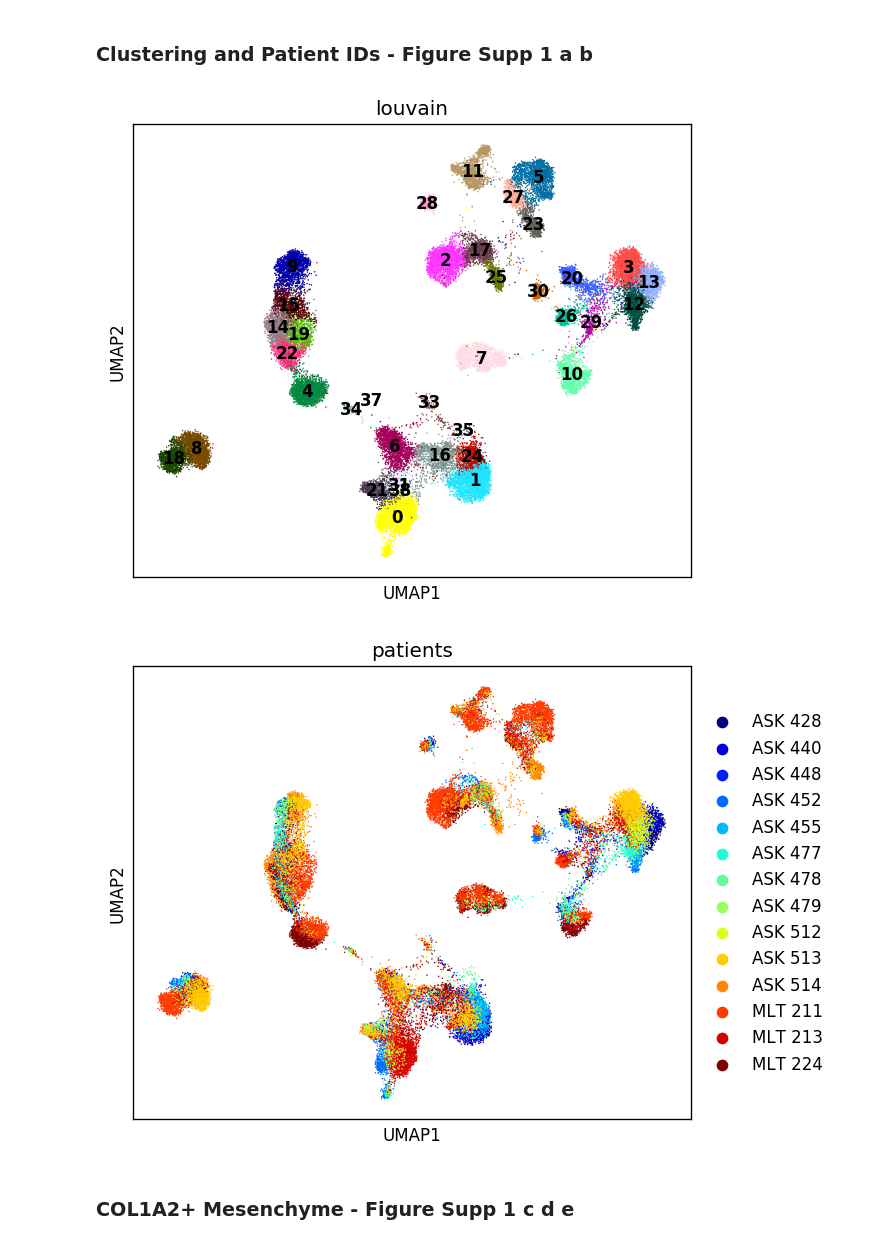
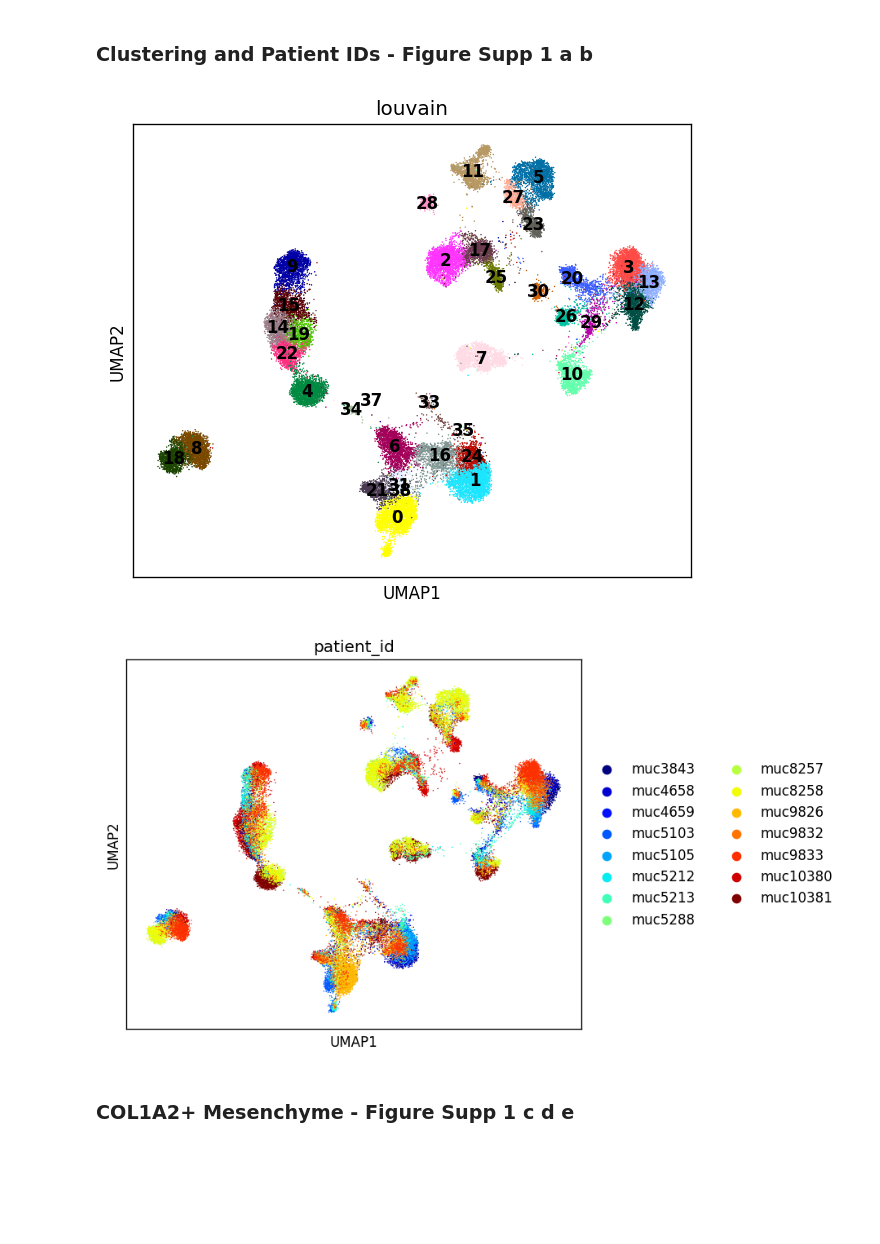
Before and after one commit to theislab/2020_Mayr, a Jupyter notebook: Suppl_Figure_1.ipynb, the cells around one changed output. Saved outputs shown, nothing was run; the diff lists cells and outputs as text; code cells hidden in the pictures; blank space fills up the shorter version.

```diff
--- a/Suppl_Figure_1.ipynb
+++ b/Suppl_Figure_1.ipynb
@@ -18,14 +18,14 @@ Running Scanpy 1.4.5.post2.dev1+g0b619e25, on 2020-02-06 10:25.
 # %%
 ## Read in Human data object of Munich Cohort
-adata = sc.read(folder + "final_bbknn_allhuman_191204_MA_sparse.h5ad")
+adata = sc.read(folder + "munich_cohort_human_dataset.h5ad")
 # %% [markdown]
 ### Clustering and Patient IDs - Figure Supp 1 a b
 # %%
 sc.pl.umap(adata, color = "louvain", ax = plt.figure(figsize = (6, 5), dpi = 120).gca(), legend_loc = "on data")
-sc.pl.umap(adata, color = "patients", ax = plt.figure(figsize = (6, 5), dpi = 120).gca())
+sc.pl.umap(adata, color = "patient_id", ax = plt.figure(figsize = (6, 5), dpi = 120).gca(), palette = "jet")
 # %% [output]
-[figure, old version]
+[figure, new version]
-[figure, old version]
+[figure, new version]
 # %% [markdown]
 ### COL1A2+ Mesenchyme - Figure Supp 1 c d e
 # %%
```
Also changed, not shown: parts of 6 cells of this notebook, 2 other files.
